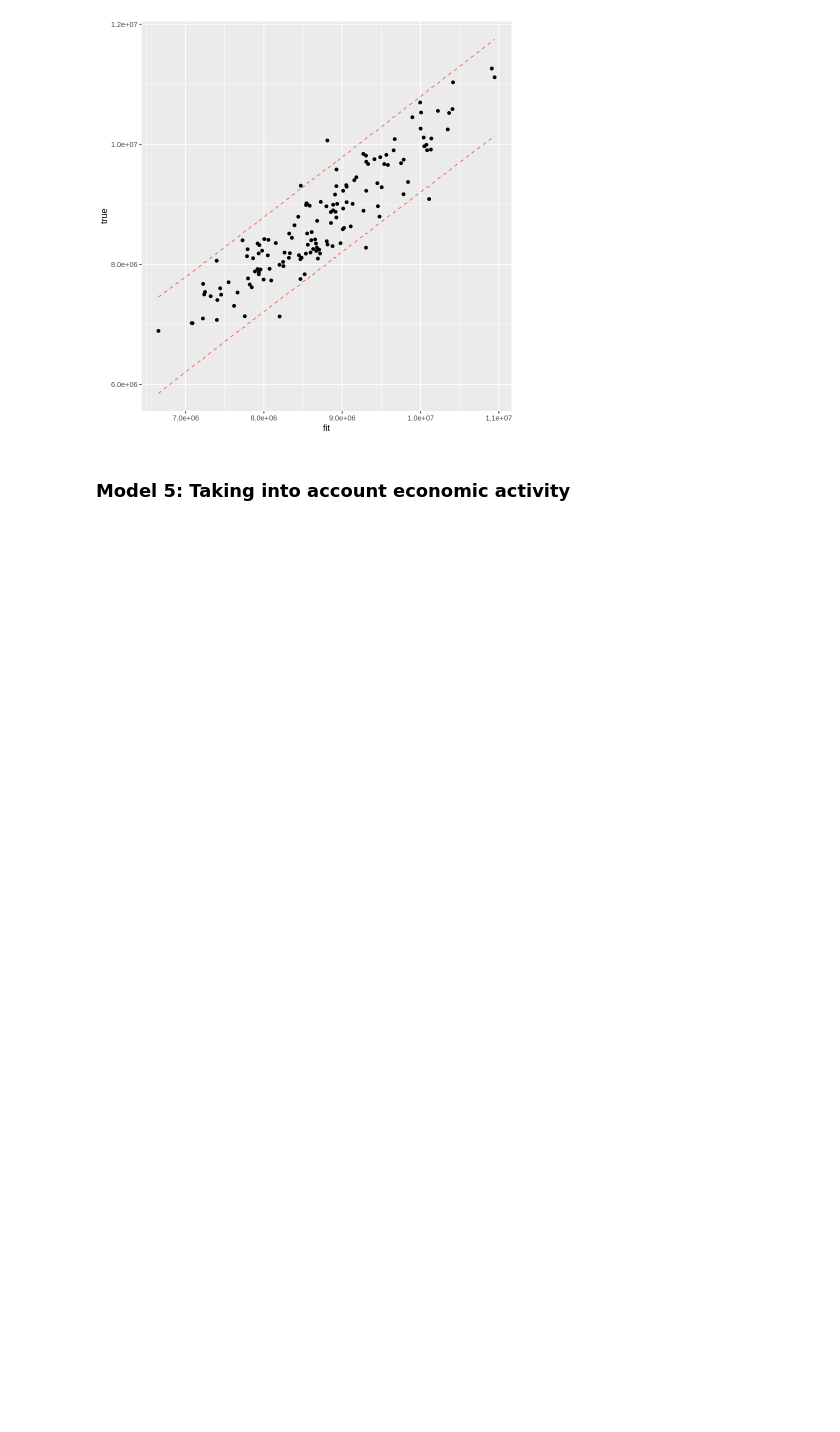
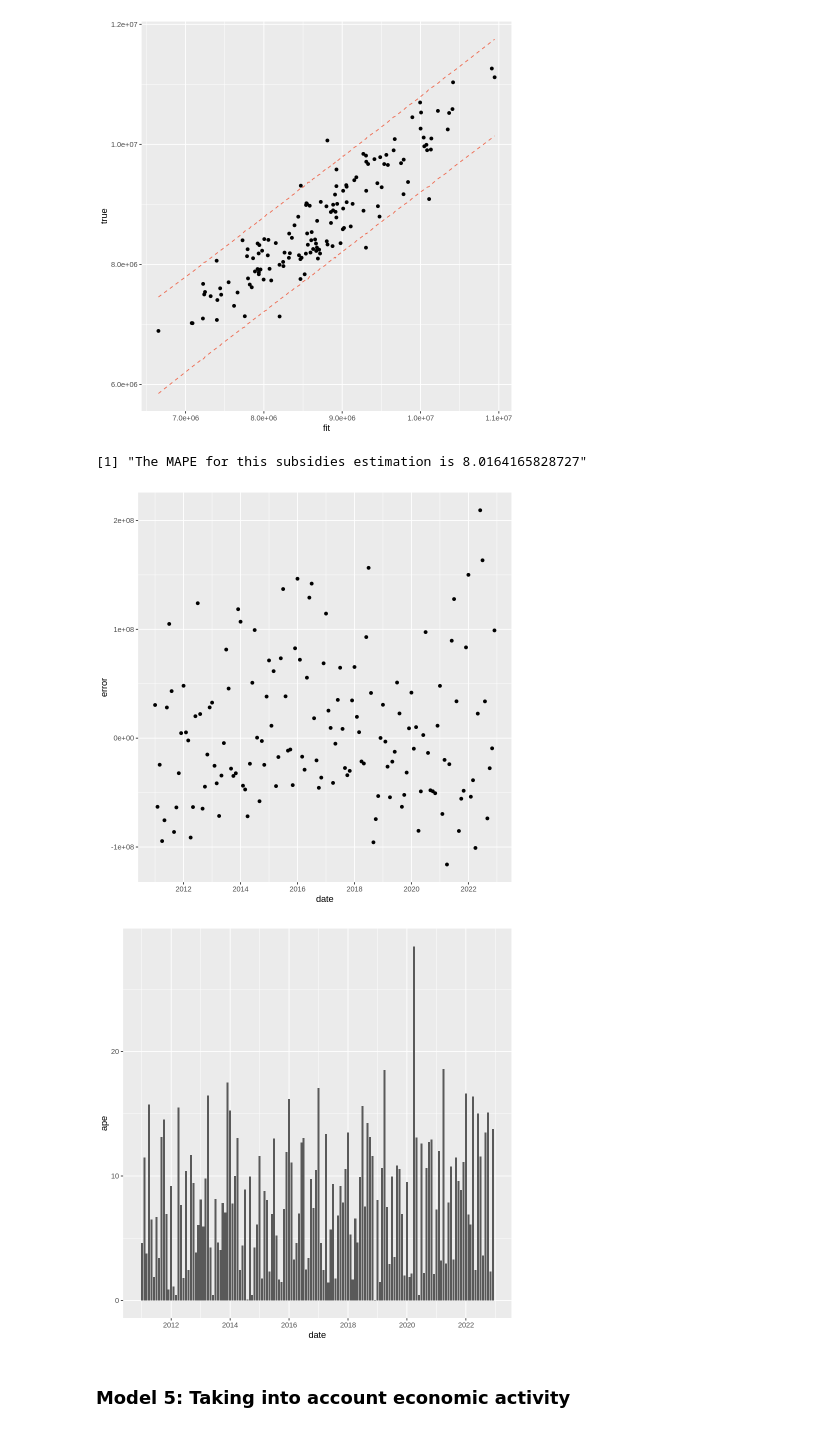
Before and after one commit to jpoletti/elec-demand-arg, a Jupyter notebook: ESP.ipynb, the cells around one changed output. Drawn from its saved outputs; the diff is of its cells as text; code cells hidden in the pictures; blank space fills up the shorter version.

```diff
--- a/ESP.ipynb
+++ b/ESP.ipynb
@@ -412,6 +440,12 @@ W = 0.99082, p-value = 0.4718
 pred_intervals('demand', model, predictors, data)
 # %% [output]
 [figure]
+# %%
+calc_plot_subs_errors(data, model)
+# %% [output]
+[1] "The MAPE for this subsidies estimation is 8.0164165828727"
+[figure, added]
+[figure, added]
 # %% [markdown]
 ### Model 5: Taking into account economic activity
 # %%
```
Also changed, not shown: parts of 20 cells of this notebook.
